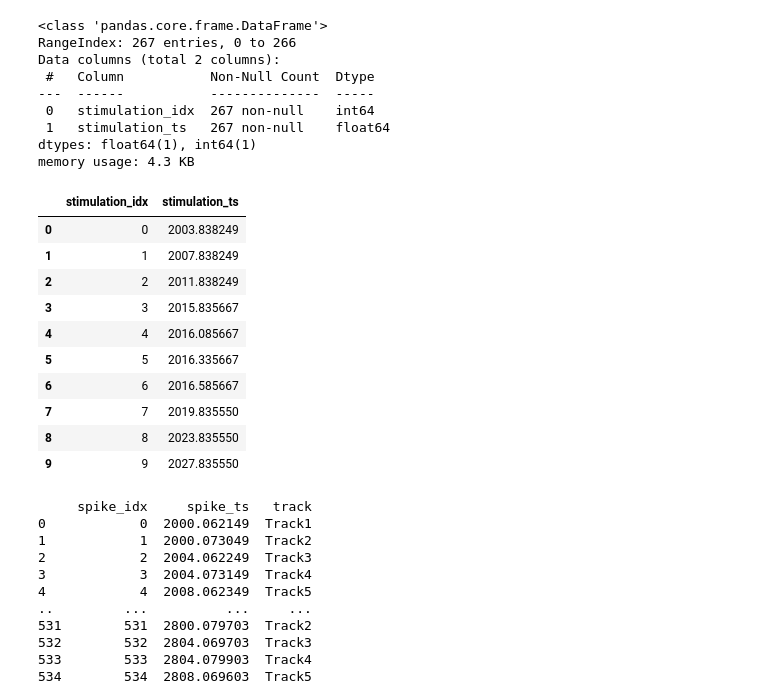
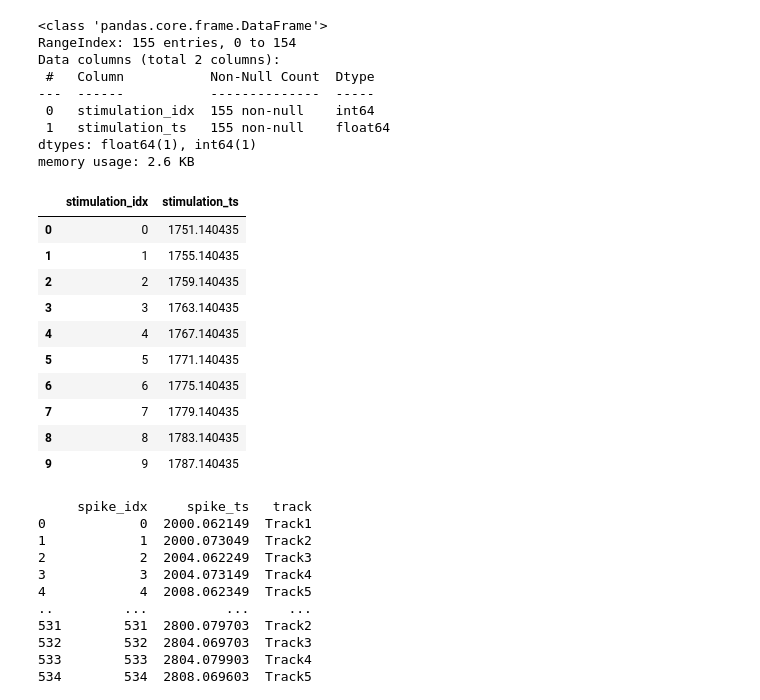
Before and after one commit to DominikaDarabos/explainable_MNG_spike_detection, a Jupyter notebook: raw_data_loading_plotting.ipynb, the cells around one changed output. Drawn from its saved outputs; the diff is of its cells as text; code cells hidden in the pictures.

```diff
--- a/raw_data_loading_plotting.ipynb
+++ b/raw_data_loading_plotting.ipynb
@@ -68,30 +68,30 @@ memory usage: 12.7+ KB
 # %%
-csv_path = os.path.join(notebook_dir, '..', 'data', 'stimulation_timestamps.csv')
+csv_path = os.path.join(notebook_dir, '..', 'data', '5_nerve', 'stimulation_timestamps.csv')
 csv_path = os.path.abspath(csv_path)
 stimuli_df = pd.read_csv(csv_path)
 stimuli_df.info()
 stimuli_df[:10]
 # %% [output]
 <class 'pandas.core.frame.DataFrame'>
-RangeIndex: 267 entries, 0 to 266
+RangeIndex: 155 entries, 0 to 154
 Data columns (total 2 columns):
  #   Column           Non-Null Count  Dtype
 ---  ------           --------------  -----
- 0   stimulation_idx  267 non-null    int64
- 1   stimulation_ts   267 non-null    float64
+ 0   stimulation_idx  155 non-null    int64
+ 1   stimulation_ts   155 non-null    float64
 dtypes: float64(1), int64(1)
-memory usage: 4.3 KB
+memory usage: 2.6 KB
 |  | stimulation_idx | stimulation_ts |
-| 0 | 0 | 2003.838249 |
-| 1 | 1 | 2007.838249 |
-| 2 | 2 | 2011.838249 |
-| 3 | 3 | 2015.835667 |
-| 4 | 4 | 2016.085667 |
-| 5 | 5 | 2016.335667 |
-| 6 | 6 | 2016.585667 |
-| 7 | 7 | 2019.835550 |
-| 8 | 8 | 2023.835550 |
-| 9 | 9 | 2027.835550 |
+| 0 | 0 | 1751.140435 |
+| 1 | 1 | 1755.140435 |
+| 2 | 2 | 1759.140435 |
+| 3 | 3 | 1763.140435 |
+| 4 | 4 | 1767.140435 |
+| 5 | 5 | 1771.140435 |
+| 6 | 6 | 1775.140435 |
+| 7 | 7 | 1779.140435 |
+| 8 | 8 | 1783.140435 |
+| 9 | 9 | 1787.140435 |
 # %%
 ##############################################
 ##############################################
```
Also changed, not shown: parts of 5 cells of this notebook, 4 other files.
